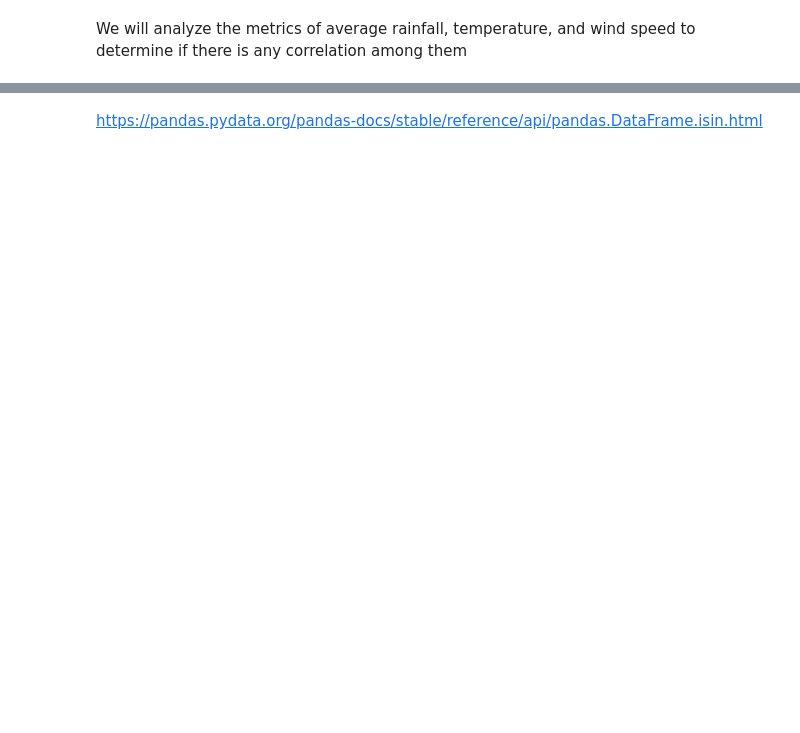
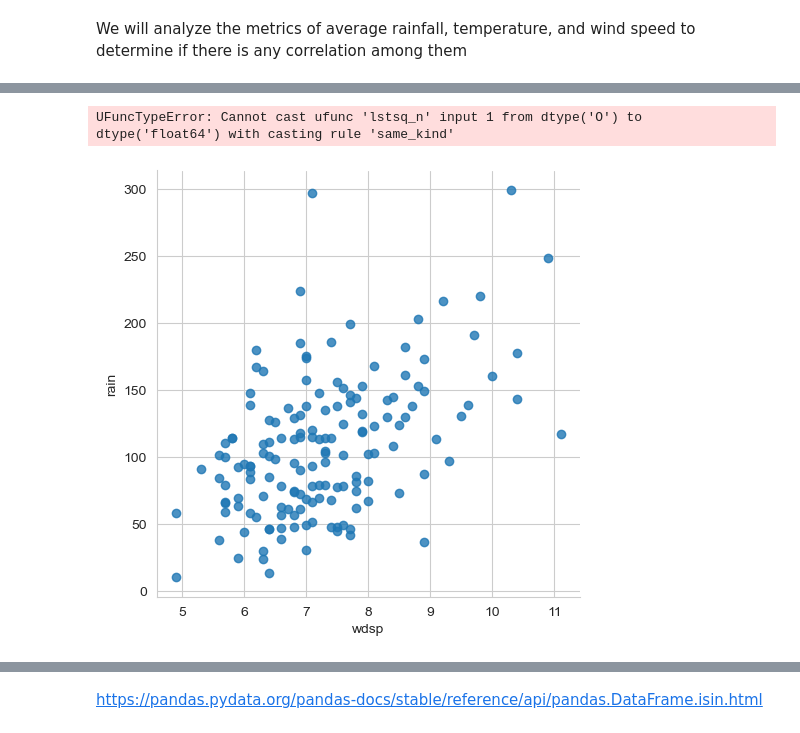
Before and after one commit to MattiDoubleU/PFDA, a Jupyter notebook: Project/Project2024.ipynb, the cells around one changed output, grey strips where cells are left out. Drawn from its saved outputs; the diff is of its cells as text; code cells hidden in the pictures; blank space fills up the shorter version.

```diff
--- a/Project/Project2024.ipynb
+++ b/Project/Project2024.ipynb
@@ -304,0 +322,12 @@ We will analyze the metrics of average rainfall, temperature, and wind speed to
+# %%
+df.loc[:, 'rain'] = pd.to_numeric(df['rain'], errors='coerce')
+# Set style.
+sns.set_style('whitegrid')
+#sns.scatterplot(x='total_bill',y='tip',data=dataset)
+#sns.regplot(x='total_bill', y='tip', order=1, data=dataset)
+sns.lmplot(x='wdsp', y='rain', order=3, data=df)
+
+plt.show()
+# %% [output]
+UFuncTypeError: Cannot cast ufunc 'lstsq_n' input 1 from dtype('O') to dtype('float64') with casting rule 'same_kind'
+[figure, added]
```
Also changed, not shown: parts of 16 cells of this notebook.
